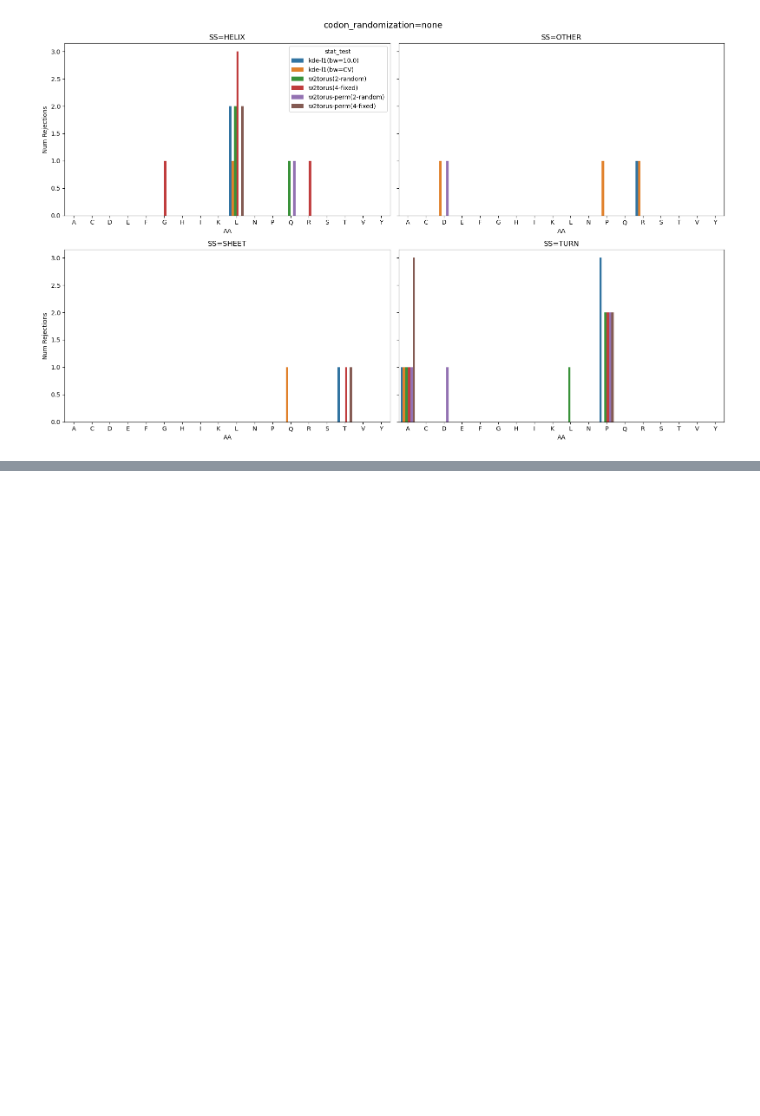
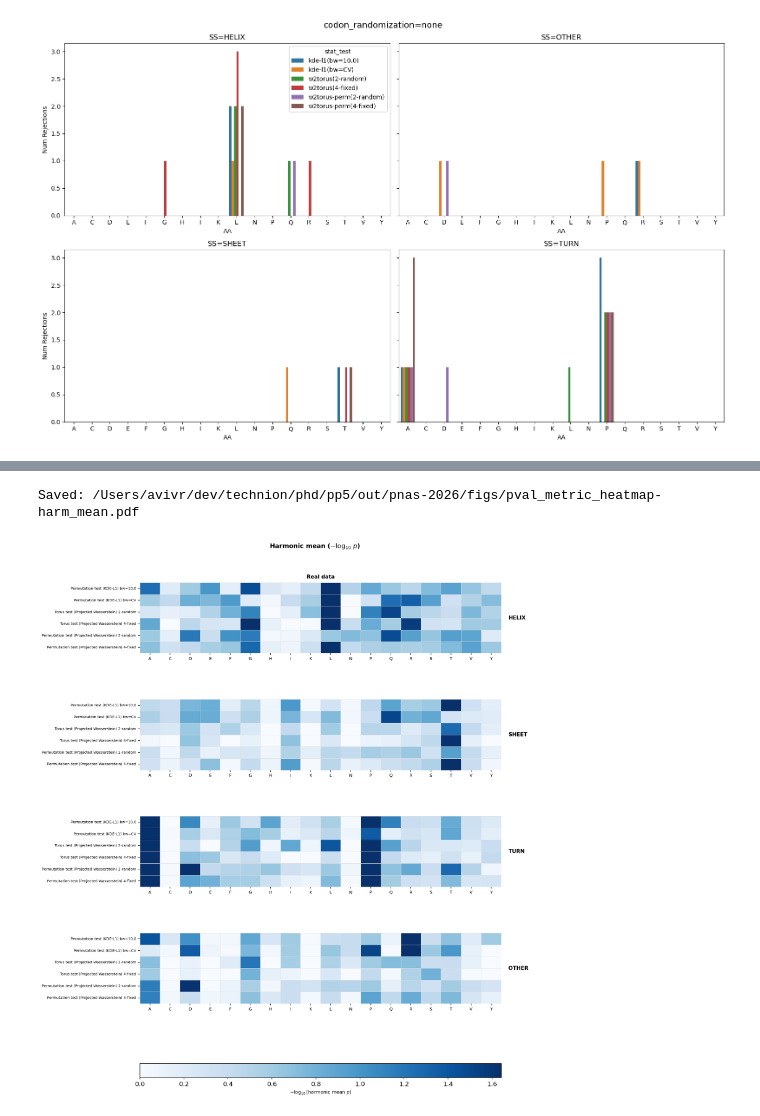
Before and after one commit to vistalab-technion/pp5, a Jupyter notebook: notebooks/w2torus-analysis.ipynb, the cells around one changed output, grey strips where cells are left out. Cells and saved outputs as stored; diff of their text form; code cells hidden in the pictures; blank space fills up the shorter version.

```diff
--- a/notebooks/w2torus-analysis.ipynb
+++ b/notebooks/w2torus-analysis.ipynb
@@ -660,0 +1196,68 @@ for randomization_type in ALL_RAND_TYPES:
+# %%
+# ── Plot one heatmap figure per p-value metric ────────────────────────────────
+# For each metric the vmax is the 95th percentile of real-data values (capped
+# at a minimum that ensures the significance threshold is visible on the colorbar).
+# Using the 95th percentile keeps the color scale meaningful even when a handful
+# of cells reach extreme values (e.g. -log10(~0) ≈ 300 for 'minimum').
+# For sparse data such as n_rejected (mostly zeros), the percentile falls to 0
+# so we fall back to the actual maximum in that case.
+
+_PLOT_METRICS = [
+    # "geom_mean",
+    "harm_mean",
+    # "minimum",
+    # "median",
+    # "n_rejected",
+]
+
+_bh_thresh_for_metric = df_rejections.set_index(
+    ["stat_test", "codon_randomization", "SS"]
+)["bh_pvalue_threshold"]
+
+for metric_name in _PLOT_METRICS:
+    mcfg = PVAL_METRIC_CONFIGS[metric_name]
+
+    df_metric = compute_pval_metric_df(
+        df_all_pvals,
+        metric=metric_name,
+        bh_thresh_series=_bh_thresh_for_metric if metric_name == "n_rejected" else None,
+    )
+
+    # vmax from real-data column only
+    real_vals = df_metric.loc[df_metric["codon_randomization"] == "none", "value"]
+    vmax_metric = float(np.percentile(real_vals, 95))
+    # Sparse distributions (e.g. n_rejected) may have a 95th-percentile of 0;
+    # fall back to the actual maximum so the colorbar is meaningful.
+    if vmax_metric == 0:
+        vmax_metric = float(real_vals.max())
+    # Ensure the threshold marker (if any) is visible within the scale
+    if mcfg.get("cbar_threshold") is not None:
+        vmax_metric = max(vmax_metric, mcfg["cbar_threshold"] * 1.1)
+    vmax_metric = max(vmax_metric, mcfg["vmin"] + 0.01)  # guard against zero range
+
+    _plot_rejections_heatmap_grid(
+        df_rej_aa=df_metric,
+        stat_test_order=stat_test_order,
+        all_aas=ALL_AAS,
+        df_plot_rows=df_plot_rows,
+        randomization_order=randomization_order,
+        ss_order=ss_order,
+        randomization_display=randomization_display,
+        ss_display=ss_display,
+        title=mcfg["label"],
+        vmax=vmax_metric,
+        vmin=mcfg["vmin"],
+        value_col="value",
+        annot=metric_name == "n_rejected",
+        annot_fmt=mcfg["annot_fmt"],
+        show_randomized=False,
+        cmap=mcfg["cmap"],
+        show_cbar=metric_name != "n_rejected",
+        cbar_label=mcfg["cbar_label"],
+        # cbar_threshold=mcfg.get("cbar_threshold"),
+        # cbar_threshold_label=mcfg.get("cbar_threshold_label"),
+        out_path=OUT_DIR / f"pval_metric_heatmap-{metric_name}.pdf",
+    )
+# %% [output]
+Saved: /Users/avivr/dev/technion/phd/pp5/out/pnas-2026/figs/pval_metric_heatmap-harm_mean.pdf
+[figure, added]
```
Also changed, not shown: parts of 18 cells of this notebook.
